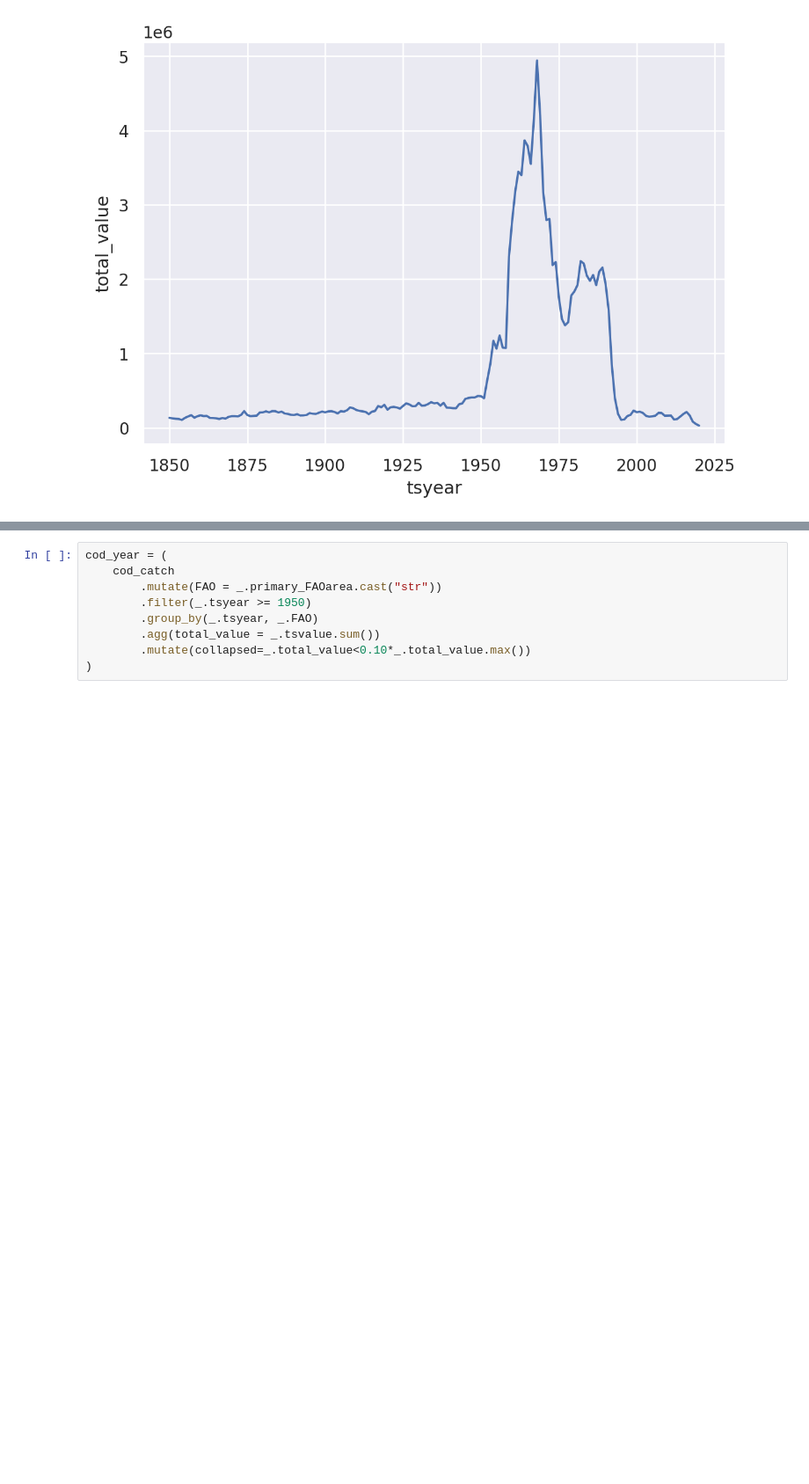
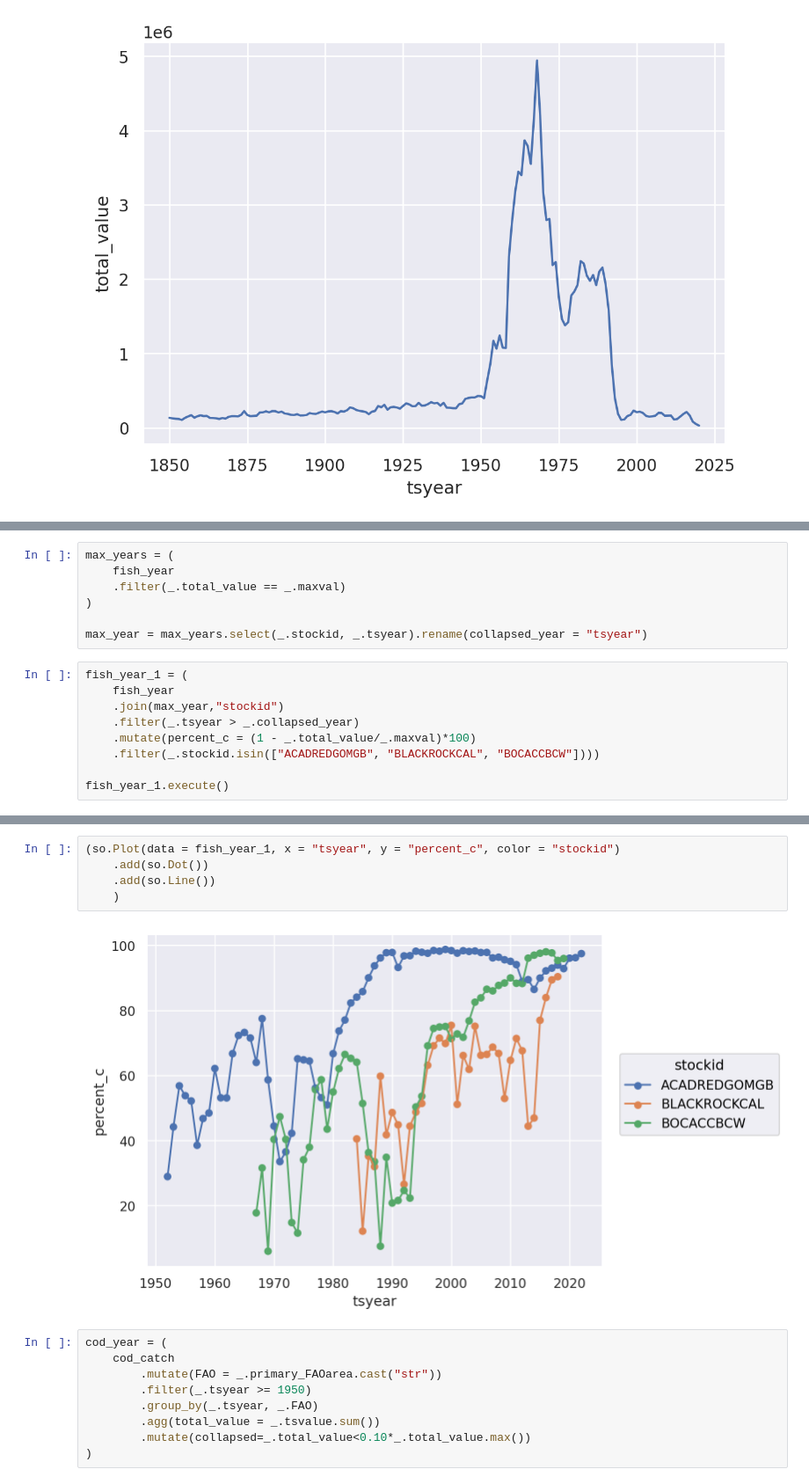
Before and after one commit to espm-288/fish-fishy-fish, a Jupyter notebook: notebook.ipynb, the cells around one changed output, grey strips where cells are left out. Shown: that part at 88% size. Cells and saved outputs as stored; diff of their text form; blank space fills up the shorter version.

```diff
--- a/notebook.ipynb
+++ b/notebook.ipynb
@@ -147,0 +169,16 @@ cod_catch.select(_.region).distinct().execute()
+# %%
+max_years = (
+    fish_year
+    .filter(_.total_value == _.maxval)
+)
+
+max_year = max_years.select(_.stockid, _.tsyear).rename(collapsed_year = "tsyear")
+# %%
+fish_year_1 = (
+    fish_year
+    .join(max_year,"stockid")
+    .filter(_.tsyear > _.collapsed_year)
+    .mutate(percent_c = (1 - _.total_value/_.maxval)*100)
+    .filter(_.stockid.isin(["ACADREDGOMGB", "BLACKROCKCAL", "BOCACCBCW"])))
+
+fish_year_1.execute()
@@ -148,3 +199,10 @@ cod_catch.select(_.region).distinct().execute()
+# %%
+(so.Plot(data = fish_year_1, x = "tsyear", y = "percent_c", color = "stockid")
+    .add(so.Dot())
+    .add(so.Line())
+    )
+# %% [output]
+[figure, added]
 # %%
 cod_year = (
     cod_catch
```
Also changed, not shown: parts of 5 cells of this notebook.
